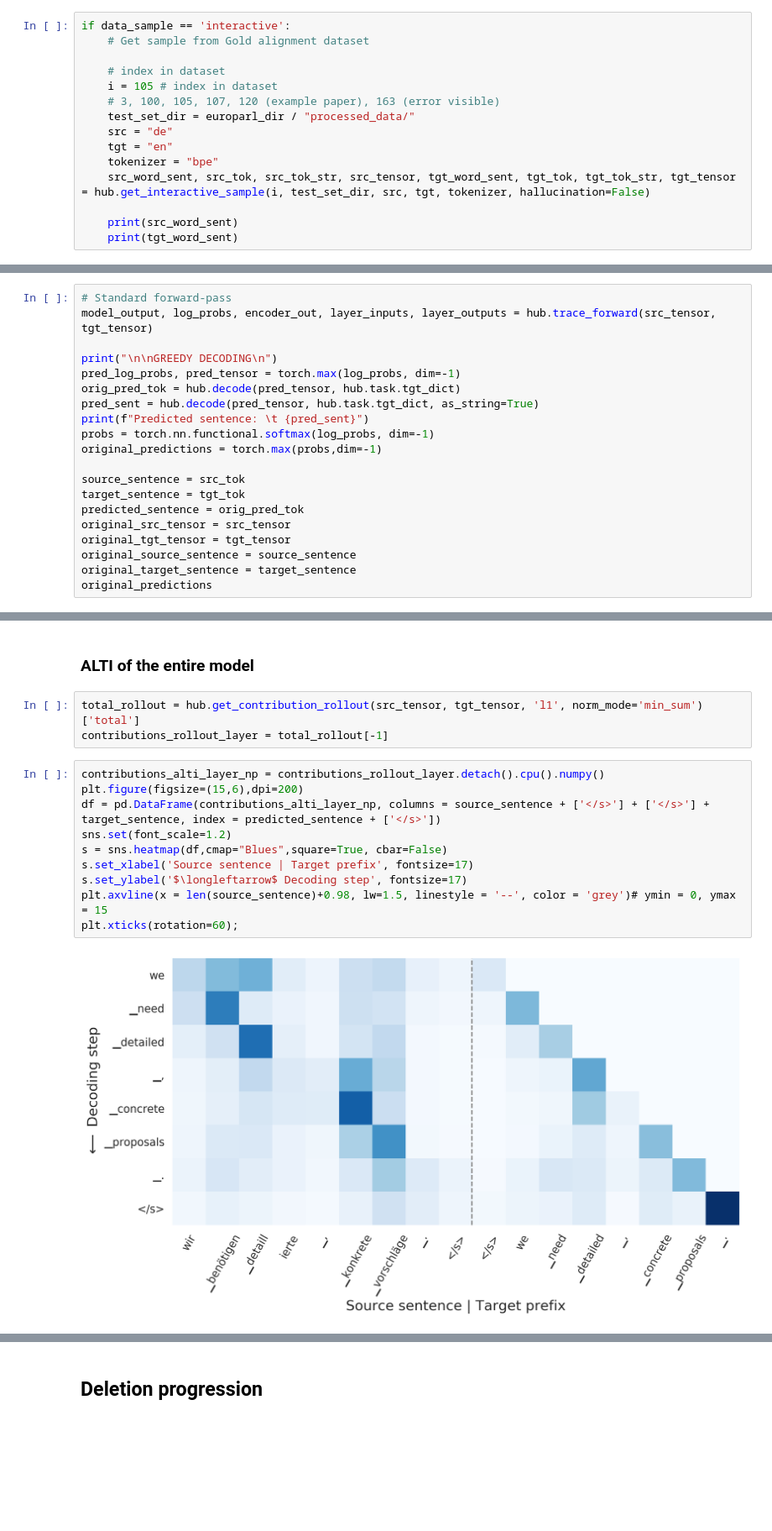
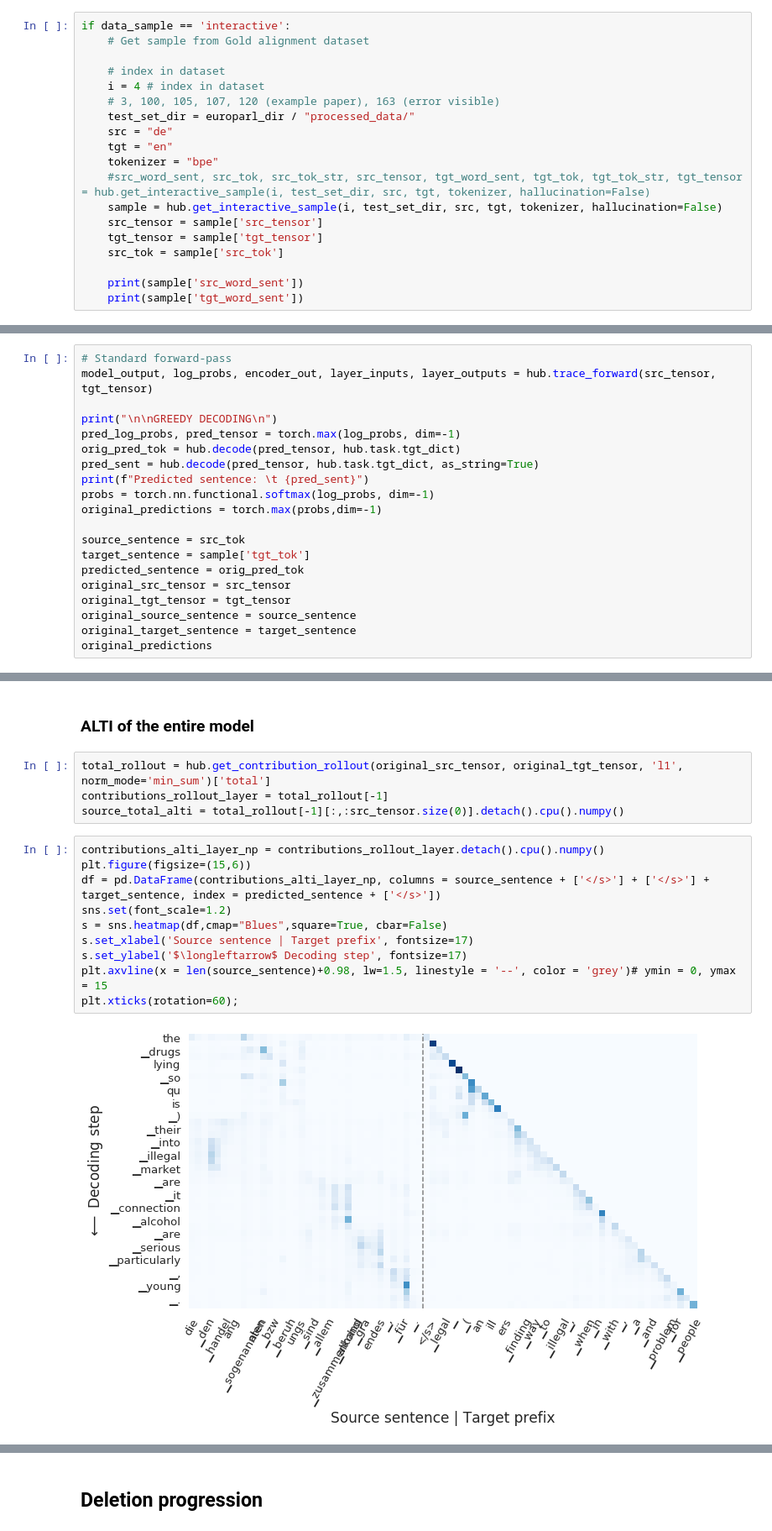
Before and after one commit to mt-upc/transformer-contributions-nmt, a Jupyter notebook: evaluation.ipynb, the cells around one changed output, grey strips where cells are left out. Shown at 84% size. Cells and saved outputs as stored; diff of their text form; blank space fills up the shorter version.

```diff
--- a/evaluation.ipynb
+++ b/evaluation.ipynb
@@ -65,14 +64,18 @@ if data_sample == 'interactive':
     # Get sample from Gold alignment dataset
 
     # index in dataset
-    i = 105 # index in dataset
+    i = 4 # index in dataset
     # 3, 100, 105, 107, 120 (example paper), 163 (error visible)
     test_set_dir = europarl_dir / "processed_data/"
     src = "de"
     tgt = "en"
     tokenizer = "bpe"
-    src_word_sent, src_tok, src_tok_str, src_tensor, tgt_word_sent, tgt_tok, tgt_tok_str, tgt_tensor = hub.get_interactive_sample(i, test_set_dir, src, tgt, tokenizer, hallucination=False)
+    #src_word_sent, src_tok, src_tok_str, src_tensor, tgt_word_sent, tgt_tok, tgt_tok_str, tgt_tensor = hub.get_interactive_sample(i, test_set_dir, src, tgt, tokenizer, hallucination=False)
+    sample = hub.get_interactive_sample(i, test_set_dir, src, tgt, tokenizer, hallucination=False)
+    src_tensor = sample['src_tensor']
+    tgt_tensor = sample['tgt_tensor']
+    src_tok = sample['src_tok']
 
-    print(src_word_sent)
-    print(tgt_word_sent)
+    print(sample['src_word_sent'])
+    print(sample['tgt_word_sent'])
 # %% [output]
@@ -92,7 +95,7 @@ probs = torch.nn.functional.softmax(log_probs, dim=-1)
 original_predictions = torch.max(probs,dim=-1)
 
 source_sentence = src_tok
-target_sentence = tgt_tok
+target_sentence = sample['tgt_tok']
 predicted_sentence = orig_pred_tok
 original_src_tensor = src_tensor
 original_tgt_tensor = tgt_tensor
@@ -122,17 +131,18 @@ plt.ylim(0,1);
 # %% [markdown]
 ### ALTI of the entire model
 # %%
-total_rollout = hub.get_contribution_rollout(src_tensor, tgt_tensor, 'l1', norm_mode='min_sum')['total']
+total_rollout = hub.get_contribution_rollout(original_src_tensor, original_tgt_tensor, 'l1', norm_mode='min_sum')['total']
 contributions_rollout_layer = total_rollout[-1]
+source_total_alti = total_rollout[-1][:,:src_tensor.size(0)].detach().cpu().numpy()
 # %%
 contributions_alti_layer_np = contributions_rollout_layer.detach().cpu().numpy()
-plt.figure(figsize=(15,6),dpi=200)
+plt.figure(figsize=(15,6))
 df = pd.DataFrame(contributions_alti_layer_np, columns = source_sentence + ['</s>'] + ['</s>'] + target_sentence, index = predicted_sentence + ['</s>'])
 sns.set(font_scale=1.2)
 s = sns.heatmap(df,cmap="Blues",square=True, cbar=False)
 s.set_xlabel('Source sentence | Target prefix', fontsize=17)
 s.set_ylabel('$\longleftarrow$ Decoding step', fontsize=17)
 plt.axvline(x = len(source_sentence)+0.98, lw=1.5, linestyle = '--', color = 'grey')# ymin = 0, ymax = 15
 plt.xticks(rotation=60);
 # %% [output]
-[figure, old version]
+[figure, new version]
```
Also changed, not shown: parts of 16 cells of this notebook, 9 other files.
